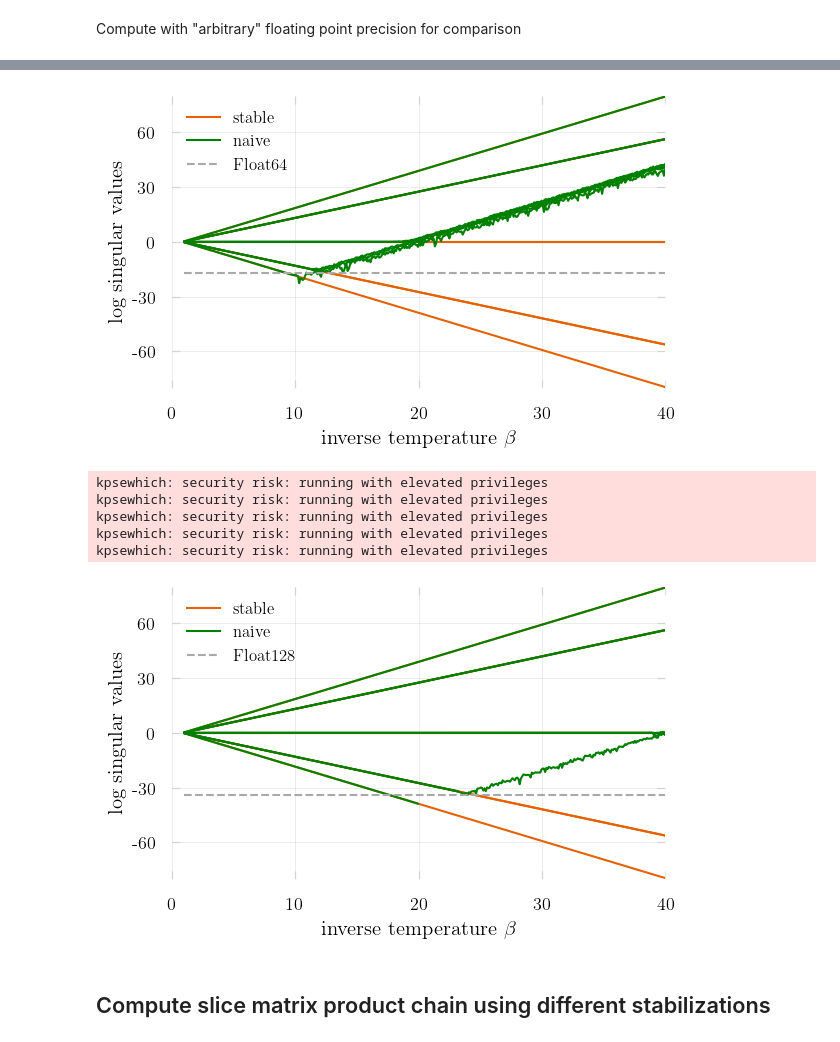
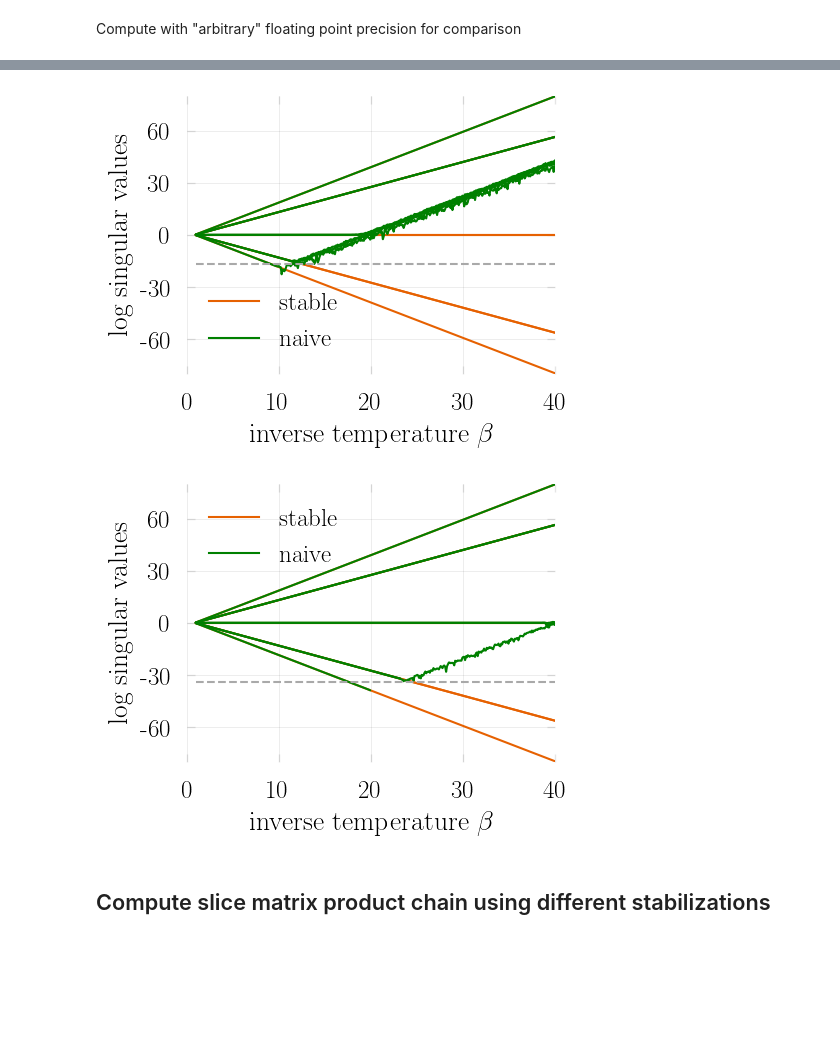
Before and after one commit to carstenbauer/StableDQMC.jl, a Jupyter notebook: notebooks/analysis.ipynb, the cells around one changed output, grey strips where cells are left out. Saved outputs shown, nothing was run; the diff lists cells and outputs as text; code cells hidden in the pictures; blank space fills up the shorter version.

```diff
--- a/notebooks/analysis.ipynb
+++ b/notebooks/analysis.ipynb
@@ -134,17 +149,20 @@ end;
+# %%
+two_figures_squarish = (
+    size = (1.3*360, 360),
+    guidefont=font(20),
+    xtickfont=font(18),  # was 16
+    ytickfont=font(18),
+    legendfont=font(18),
+);
 # %%
-plot(betas, svs_genericsvd, color="#E66101", labels = reshape(["stable", "", "","", "","", "", ""], (1,8)))
-plot!(betas, svs_naive, color=:green, labels = reshape(["naive", "", "","", "","", "", ""], (1,8)))
-plot!(1:40, fill(-17, 40), color=:darkgray, linestyle=:dash, label = "Float64")
+p1 = plot(betas, svs_genericsvd, color="#E66101", labels = reshape(["stable", "", "","", "","", "", ""], (1,8)); two_figures_squarish...)
+plot!(p1, betas, svs_naive, color=:green, labels = reshape(["naive", "", "","", "","", "", ""], (1,8)))
+plot!(p1, 1:40, fill(-17, 40), color=:darkgray, linestyle=:dash, label = "")
 
-ylabel!("log singular values")
-xlabel!(L"inverse temperature $\beta$")
-ylims!(-80, 80)
-xlims!((0., 40.))
+ylabel!(p1, "log singular values")
+xlabel!(p1, L"inverse temperature $\beta$")
+ylims!(p1,(-80, 80))
+xlims!(p1,(0., 40.))
 savefig("../paper/figures/naive_vs_stable.pdf")
 # %% [output]
-[figure, old version]
+[figure, new version]
-kpsewhich: security risk: running with elevated privileges
-kpsewhich: security risk: running with elevated privileges
-kpsewhich: security risk: running with elevated privileges
-kpsewhich: security risk: running with elevated privileges
-kpsewhich: security risk: running with elevated privileges
@@ -154,12 +169,12 @@ svs_naive = calc_Bchain(Bfloat128, N)[2];
 # %%
-plot(betas, svs_genericsvd, color="#E66101", labels = reshape(["stable", "", "","", "","", "", ""], (1,8)))
-plot!(betas, svs_naive, color=:green, labels = reshape(["naive", "", "","", "","", "", ""], (1,8)))
-plot!(1:40, fill(-log10(2.0^113), 40), color=:darkgray, linestyle=:dash, label = "Float128")
+p2 = plot(betas, svs_genericsvd, color="#E66101", labels = reshape(["stable", "", "","", "","", "", ""], (1,8)); two_figures_squarish...)
+plot!(p2, betas, svs_naive_float128, color=:green, labels = reshape(["naive", "", "","", "","", "", ""], (1,8)))
+plot!(p2, 1:40, fill(-log10(2.0^113), 40), color=:darkgray, linestyle=:dash, label = "")
 
-ylabel!("log singular values")
-xlabel!(L"inverse temperature $\beta$")
-ylims!(-80, 80)
-xlims!((0., 40.))
+ylabel!(p2, "log singular values")
+xlabel!(p2, L"inverse temperature $\beta$")
+ylims!(p2, -80, 80)
+xlims!(p2, (0., 40.))
 savefig("../paper/figures/naive_vs_stable_float128.pdf")
 # %% [output]
-[figure, old version]
+[figure, new version]
```
Also changed, not shown: parts of 18 cells of this notebook, 16 other files.
